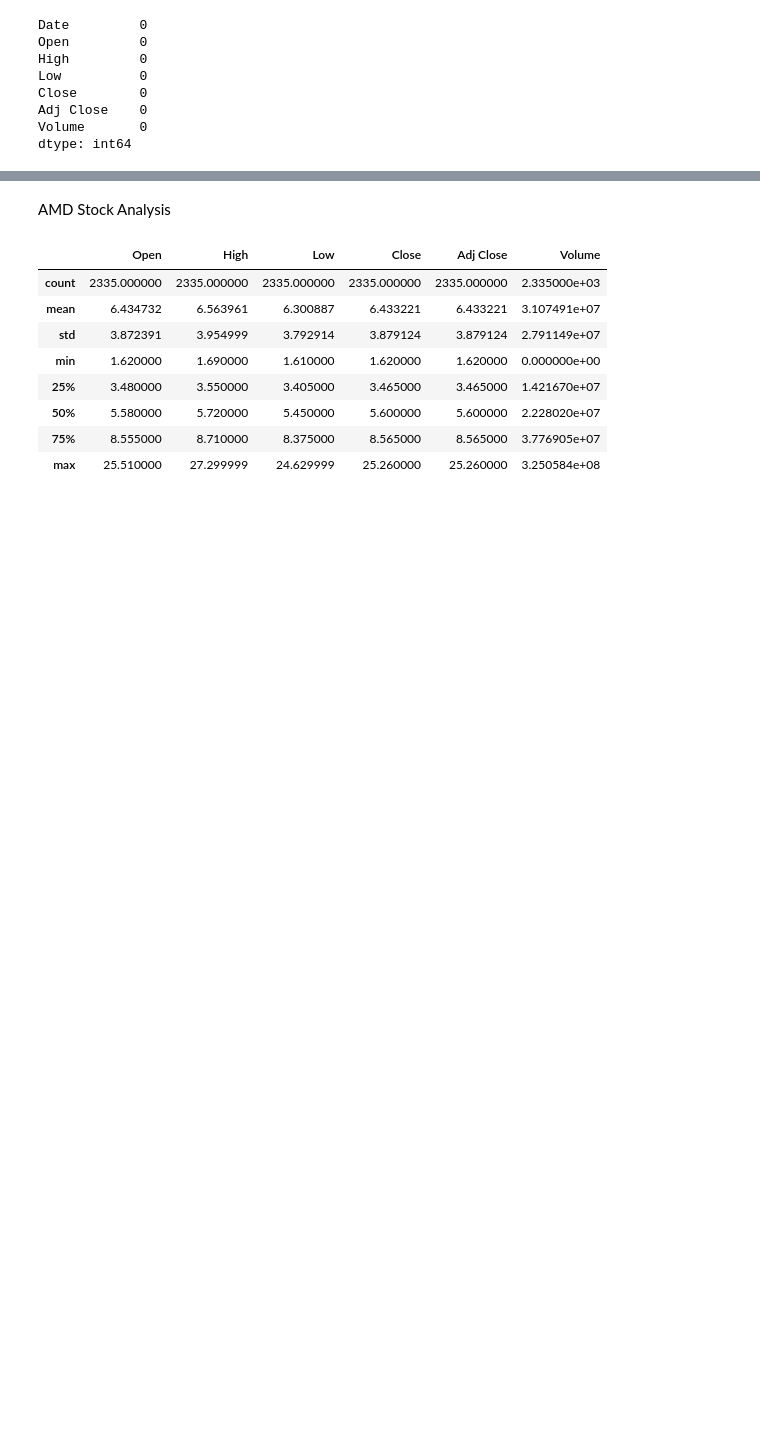
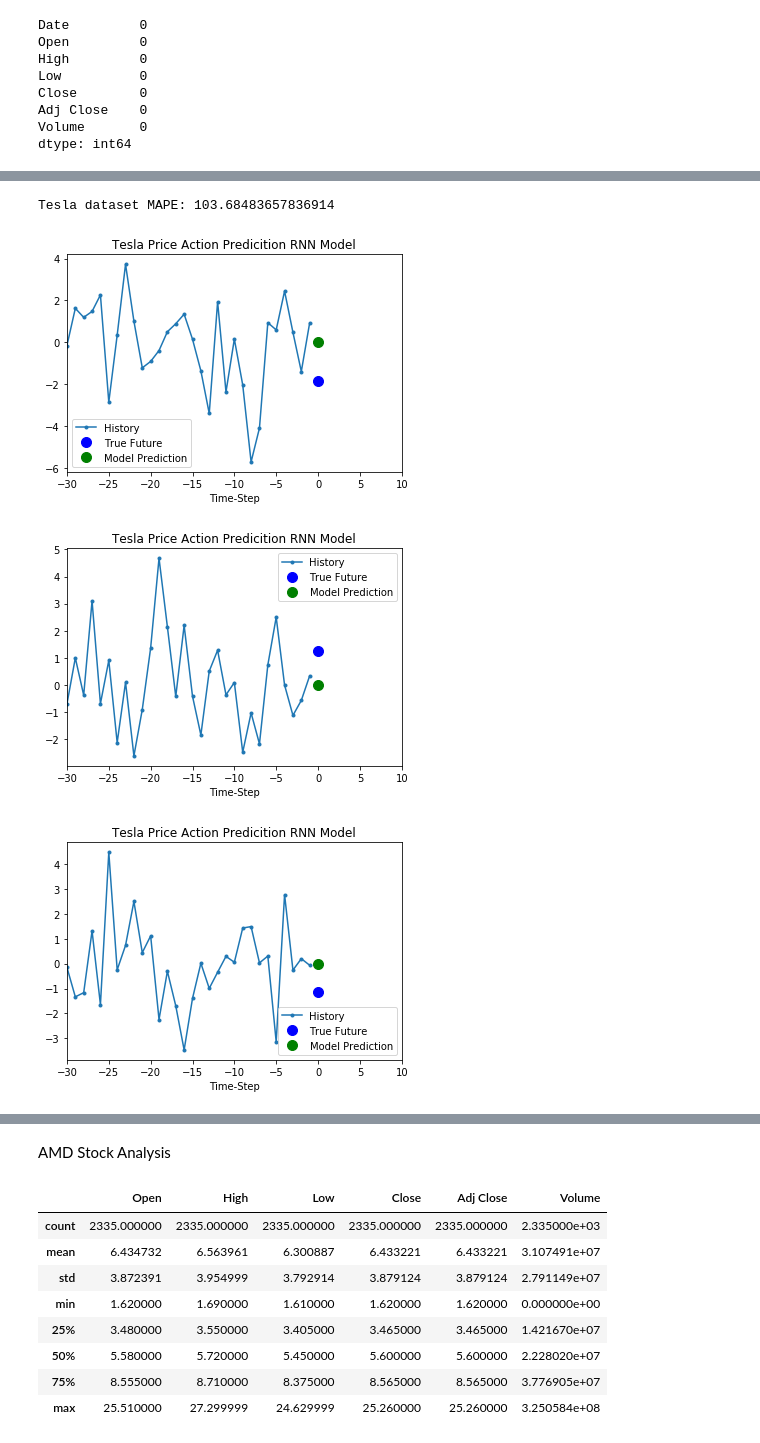
Before and after one commit to ohashioji/EfficientMarketTestML, a Jupyter notebook: efficient_markets.ipynb, the cells around one changed output, grey strips where cells are left out. Cells and saved outputs as stored; diff of their text form; code cells hidden in the pictures; blank space fills up the shorter version.

```diff
--- a/efficient_markets.ipynb
+++ b/efficient_markets.ipynb
@@ -77,0 +209,15 @@ Tesla stock price shows extremely minimal autocorrlation.
+# %%
+train_univariate = tf.data.Dataset.from_tensor_slices((x_train_uni, y_train_uni))
+train_univariate = train_univariate.cache().shuffle(1743).batch(32).repeat()
+
+tesla_univariate = tf.data.Dataset.from_tensor_slices((x_val_uni, y_val_uni))
+tesla_univariate = tesla_univariate.batch(32).repeat()
+# %%
+tesla_lstm_model = tf.keras.models.Sequential([tf.keras.layers.LSTM(8, input_shape=x_train_uni.shape[-2:]),tf.keras.layers.Dense(1)])
+tesla_lstm_model.add(tf.keras.layers.Dropout(0.2))
+tesla_lstm_model.add(tf.keras.layers.Activation('linear'))
+tesla_lstm_model.compile(optimizer='adam', loss='mape')
+# %%
+tesla_lstm_model.fit(train_univariate, epochs=10,
+                      steps_per_epoch=500,
+                      validation_data=tesla_univariate, validation_steps=50)
@@ -77,0 +252,17 @@ Tesla stock price shows extremely minimal autocorrlation.
+# %%
+print(f'Tesla dataset MAPE: {model_mape(tesla_lstm_model)}')
+# %% [output]
+Tesla dataset MAPE: 103.68483657836914
+# %%
+def prediction_attempt(model, model_name):
+    for x, y in val_univariate.take(3):
+      plot = show_plot([x[0].numpy(), y[0].numpy(),
+                        model.predict(x)[0]], 0, model_name)
+
+      plot.show()
+# %%
+prediction_attempt(tesla_lstm_model, 'Tesla Price Action Predicition RNN Model')
+# %% [output]
+[figure, added]
+[figure, added]
+[figure, added]
```
Also changed, not shown: parts of 106 cells of this notebook, 1 other file.
